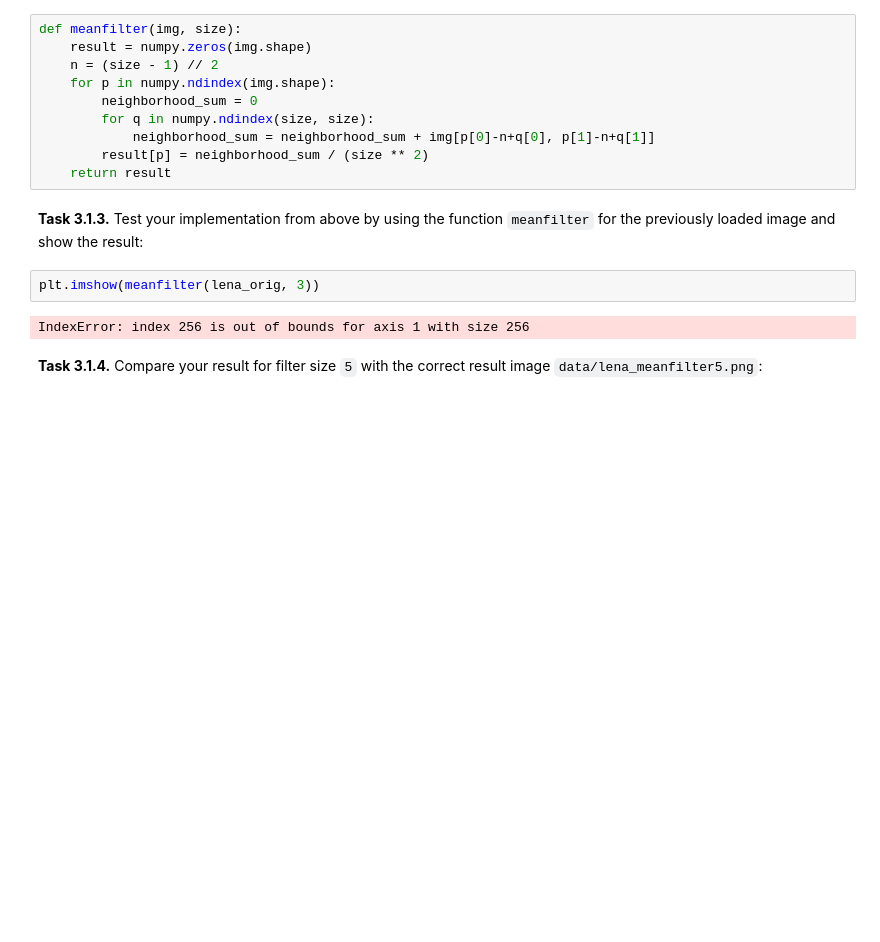
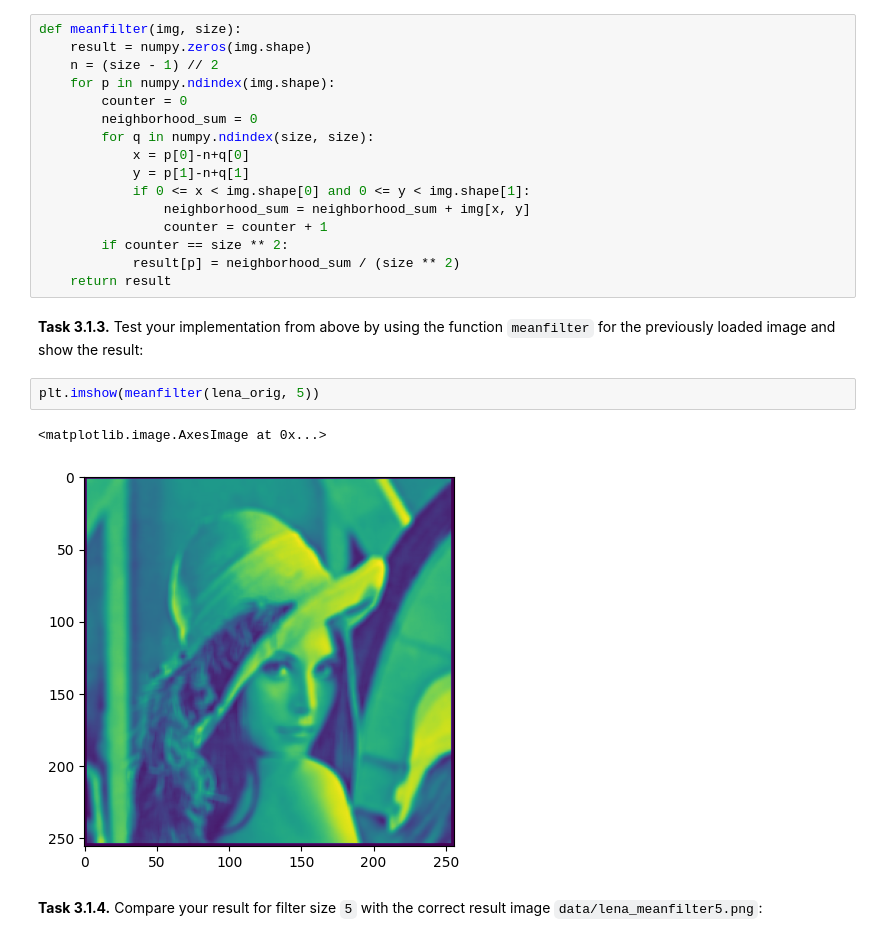
Before and after one commit to PaulEsslinger/mobi-fs3-python, a Jupyter notebook: task3.ipynb, the cells around one changed output. Cells and saved outputs as stored; diff of their text form; blank space fills up the shorter version.

```diff
--- a/task3.ipynb
+++ b/task3.ipynb
@@ -22,16 +22,23 @@ def meanfilter(img, size):
     result = numpy.zeros(img.shape)
     n = (size - 1) // 2
     for p in numpy.ndindex(img.shape):
+        counter = 0
         neighborhood_sum = 0
         for q in numpy.ndindex(size, size):
-            neighborhood_sum = neighborhood_sum + img[p[0]-n+q[0], p[1]-n+q[1]]
-        result[p] = neighborhood_sum / (size ** 2)
+            x = p[0]-n+q[0]
+            y = p[1]-n+q[1]
+            if 0 <= x < img.shape[0] and 0 <= y < img.shape[1]:
+                neighborhood_sum = neighborhood_sum + img[x, y]
+                counter = counter + 1
+        if counter == size ** 2:
+            result[p] = neighborhood_sum / (size ** 2)
     return result
 # %% [markdown]
 **<a id="#">Task 3.1.3.</a>** Test your implementation from above by using the function `meanfilter` for the previously loaded image and show the result:
 # %%
-plt.imshow(meanfilter(lena_orig, 3))
+plt.imshow(meanfilter(lena_orig, 5))
 # %% [output]
-IndexError: index 256 is out of bounds for axis 1 with size 256
+<matplotlib.image.AxesImage at 0x...>
+[figure, added]
 # %% [markdown]
 **<a id="#">Task 3.1.4.</a>** Compare your result for filter size `5` with the correct result image `data/lena_meanfilter5.png`:
```
Also changed, not shown: parts of 3 cells of this notebook.
